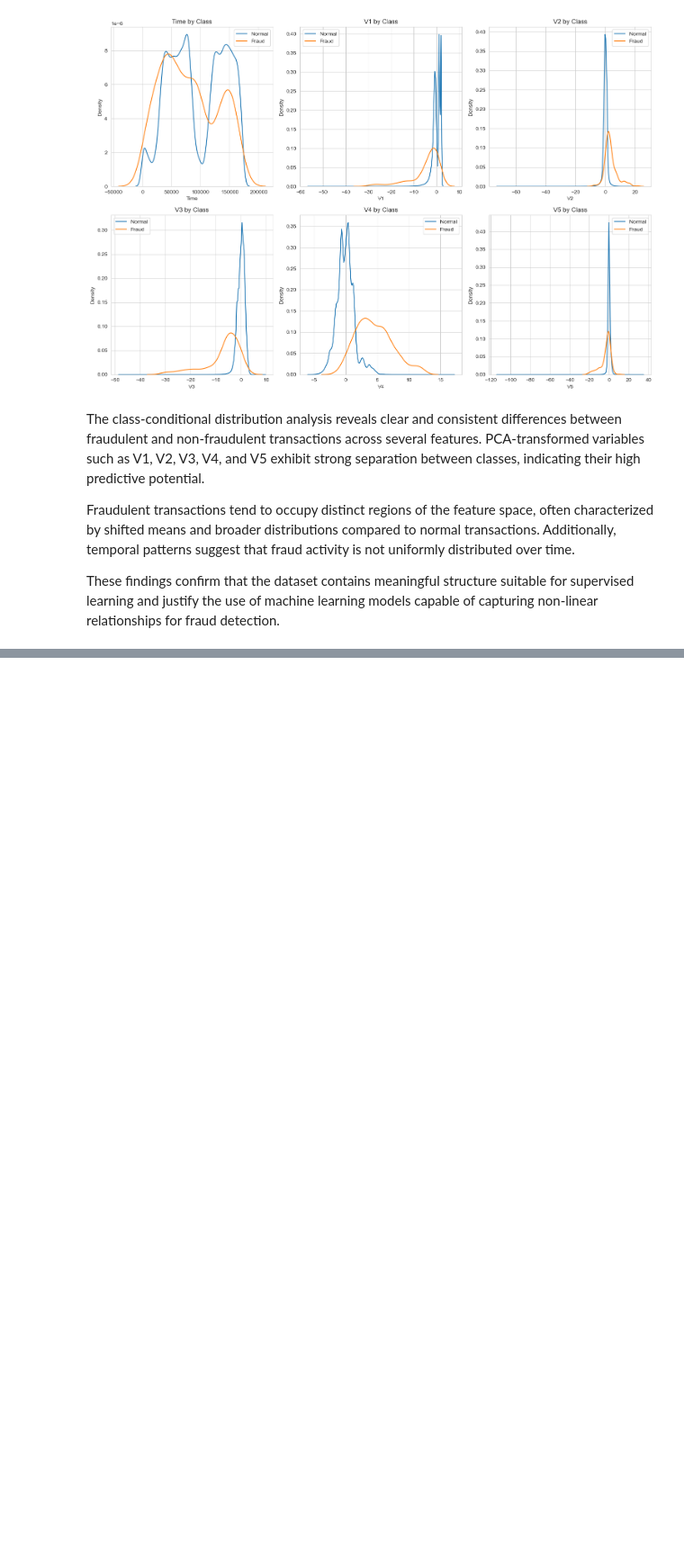
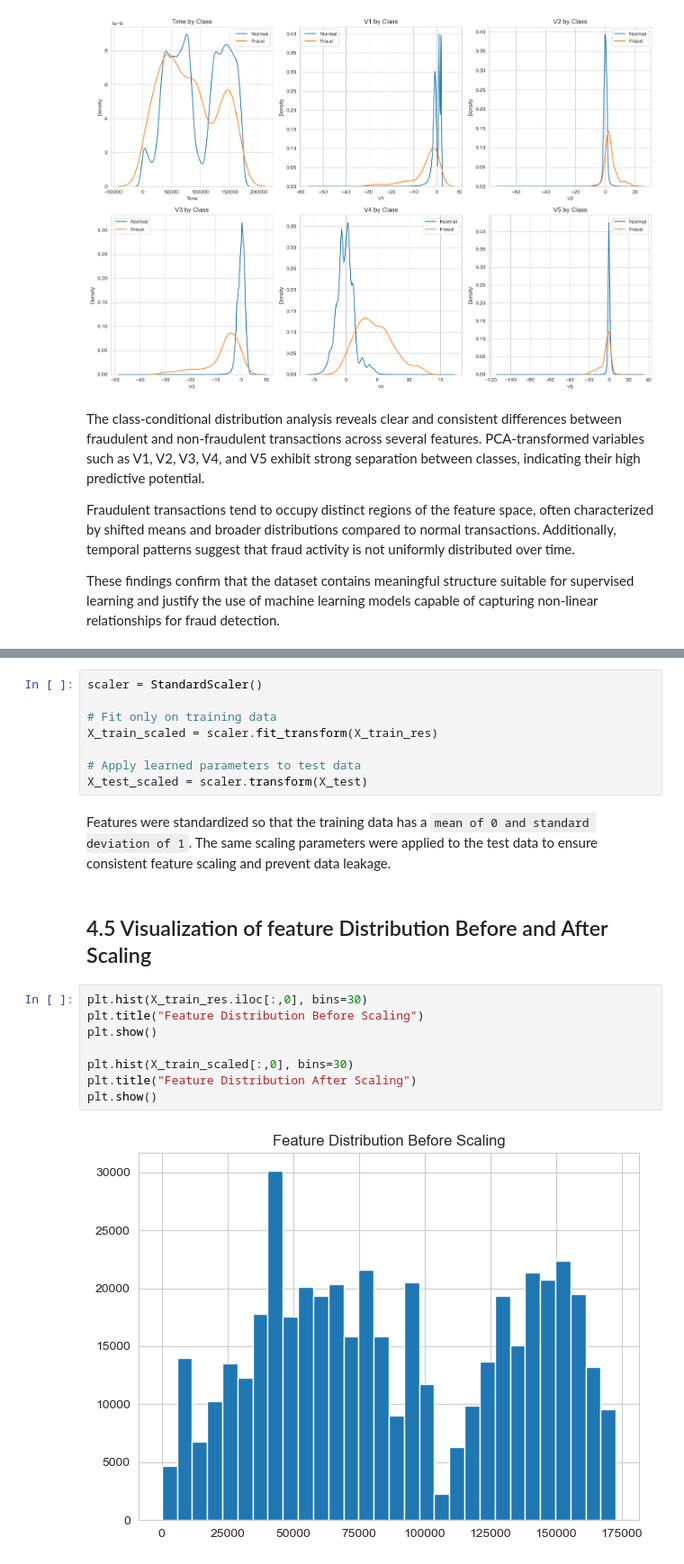
Before and after one commit to Alice-Mathenge/Credit-Card-Fraud-Detection-Analysis, a Jupyter notebook: Notebooks/Index.ipynb, the cells around one changed output, grey strips where cells are left out. Shown: that part at 90% size. Saved outputs shown, nothing was run; the diff lists cells and outputs as text; blank space fills up the shorter version.

```diff
--- a/Notebooks/Index.ipynb
+++ b/Notebooks/Index.ipynb
@@ -432,0 +515,22 @@ These findings confirm that the dataset contains meaningful structure suitable f
+# %%
+scaler = StandardScaler()
+
+# Fit only on training data
+X_train_scaled = scaler.fit_transform(X_train_res)
+
+# Apply learned parameters to test data
+X_test_scaled = scaler.transform(X_test)
+# %% [markdown]
+Features were standardized so that the training data has a `mean of 0 and standard deviation of 1`. The same scaling parameters were applied to the test data to ensure consistent feature scaling and prevent data leakage.
+# %% [markdown]
+## 4.5 Visualization of feature Distribution Before and After Scaling
+# %%
+plt.hist(X_train_res.iloc[:,0], bins=30)
+plt.title("Feature Distribution Before Scaling")
+plt.show()
+
+plt.hist(X_train_scaled[:,0], bins=30)
+plt.title("Feature Distribution After Scaling")
+plt.show()
+# %% [output]
+[figure, added]
```
Also changed, not shown: parts of 37 cells of this notebook.
